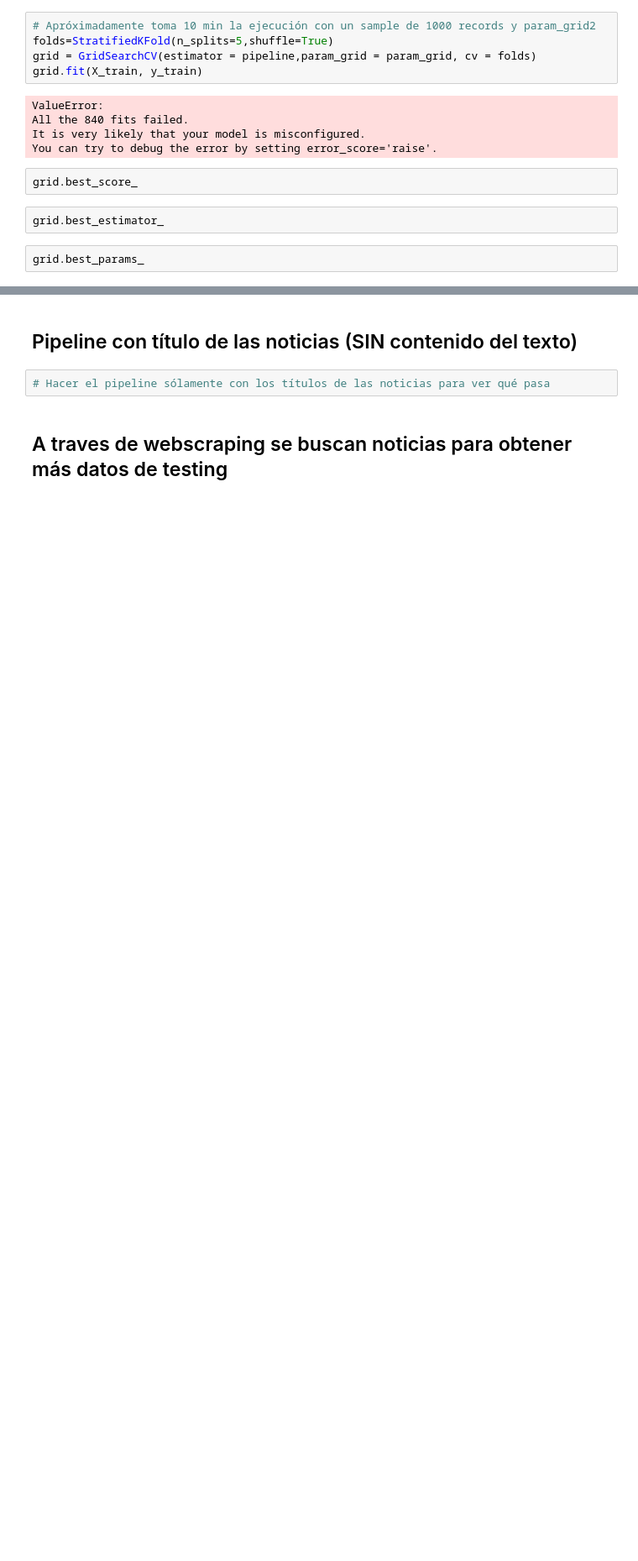
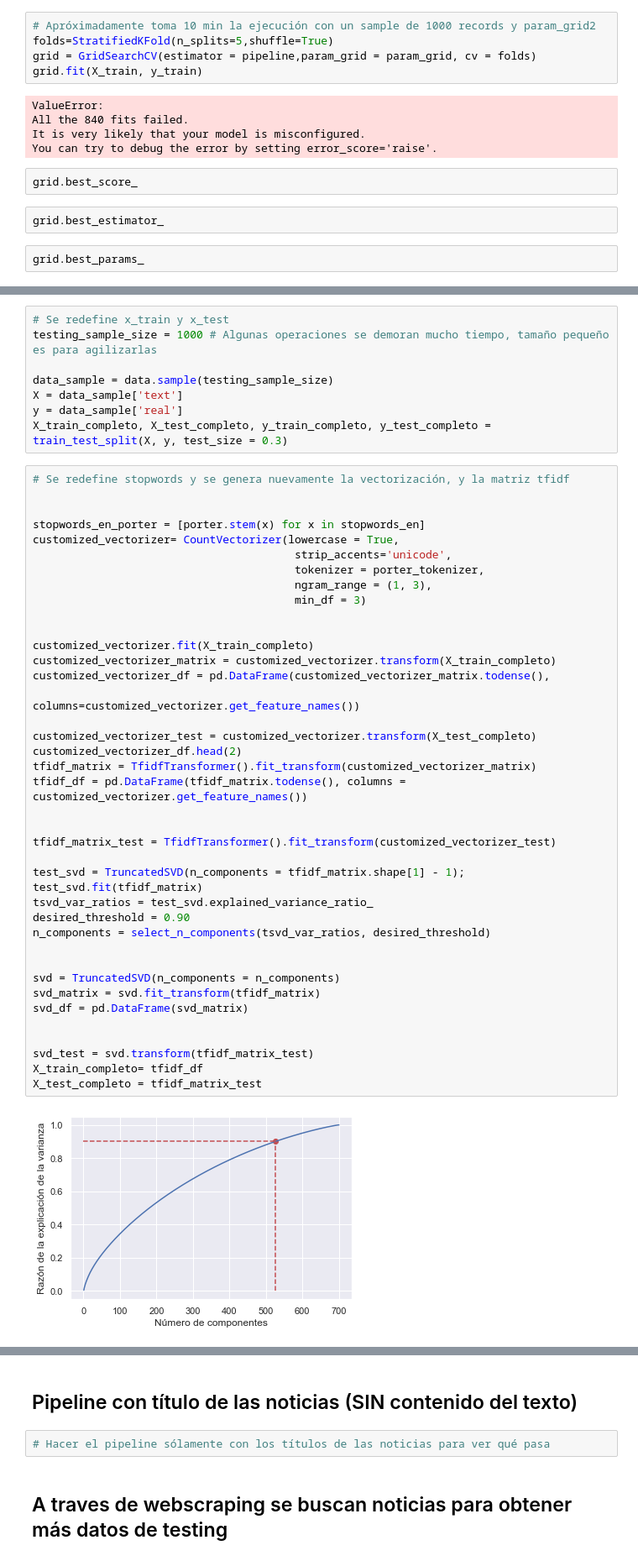
Before and after one commit to germanscillato/DS_DIGITALHOUSE-TP-INTEGRADOR, a Jupyter notebook: fakenews_organizada.ipynb, the cells around one changed output, grey strips where cells are left out. Shown at 84% size. Drawn from its saved outputs; the diff is of its cells as text; blank space fills up the shorter version.

Commit message:
Influencia Stopwords - ej tree

```diff
--- a/fakenews_organizada.ipynb
+++ b/fakenews_organizada.ipynb
@@ -598,0 +595,50 @@ grid.best_params_
+# %%
+# Se redefine x_train y x_test
+testing_sample_size = 1000 # Algunas operaciones se demoran mucho tiempo, tamaño pequeño es para agilizarlas
+
+data_sample = data.sample(testing_sample_size)
+X = data_sample['text']
+y = data_sample['real']
+X_train_completo, X_test_completo, y_train_completo, y_test_completo = train_test_split(X, y, test_size = 0.3)
+# %%
+# Se redefine stopwords y se genera nuevamente la vectorización, y la matriz tfidf
+
+
+stopwords_en_porter = [porter.stem(x) for x in stopwords_en]
+customized_vectorizer= CountVectorizer(lowercase = True,
+                                        strip_accents='unicode',
+                                        tokenizer = porter_tokenizer,
+                                        ngram_range = (1, 3),
+                                        min_df = 3)
+
+
+customized_vectorizer.fit(X_train_completo)
+customized_vectorizer_matrix = customized_vectorizer.transform(X_train_completo)
+customized_vectorizer_df = pd.DataFrame(customized_vectorizer_matrix.todense(),
+                                        columns=customized_vectorizer.get_feature_names())
+
+customized_vectorizer_test = customized_vectorizer.transform(X_test_completo)
+customized_vectorizer_df.head(2)
+tfidf_matrix = TfidfTransformer().fit_transform(customized_vectorizer_matrix)
+tfidf_df = pd.DataFrame(tfidf_matrix.todense(), columns = customized_vectorizer.get_feature_names())
+
+
+tfidf_matrix_test = TfidfTransformer().fit_transform(customized_vectorizer_test)
+
+test_svd = TruncatedSVD(n_components = tfidf_matrix.shape[1] - 1);
+test_svd.fit(tfidf_matrix)
+tsvd_var_ratios = test_svd.explained_variance_ratio_
+desired_threshold = 0.90
+n_components = select_n_components(tsvd_var_ratios, desired_threshold)
+
+
+svd = TruncatedSVD(n_components = n_components)
+svd_matrix = svd.fit_transform(tfidf_matrix)
+svd_df = pd.DataFrame(svd_matrix)
+
+
+svd_test = svd.transform(tfidf_matrix_test)
+X_train_completo= tfidf_df
+X_test_completo = tfidf_matrix_test
+# %% [output]
+[figure, added]
```
Also changed, not shown: parts of 6 cells of this notebook.
